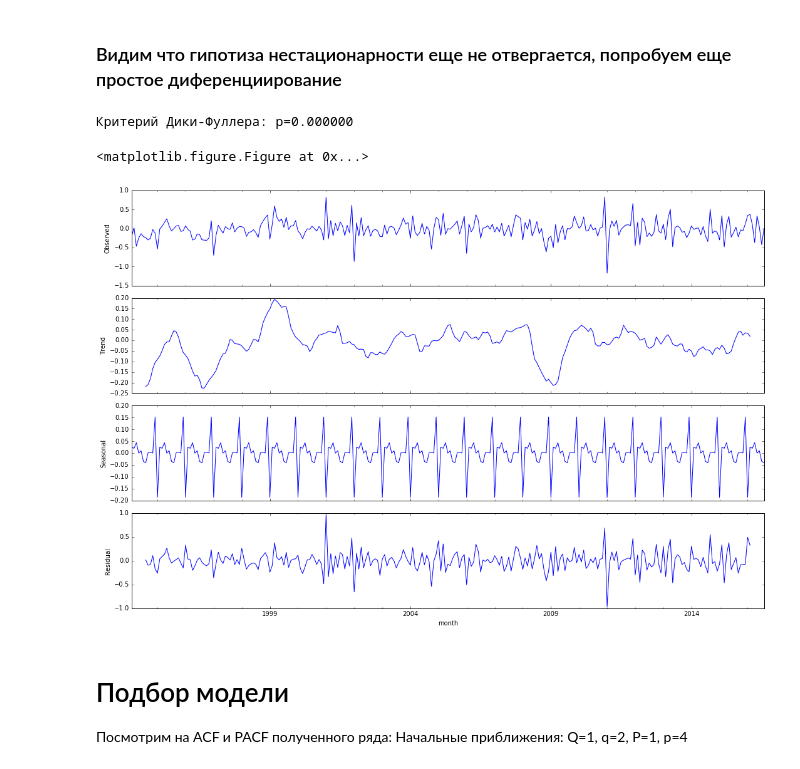
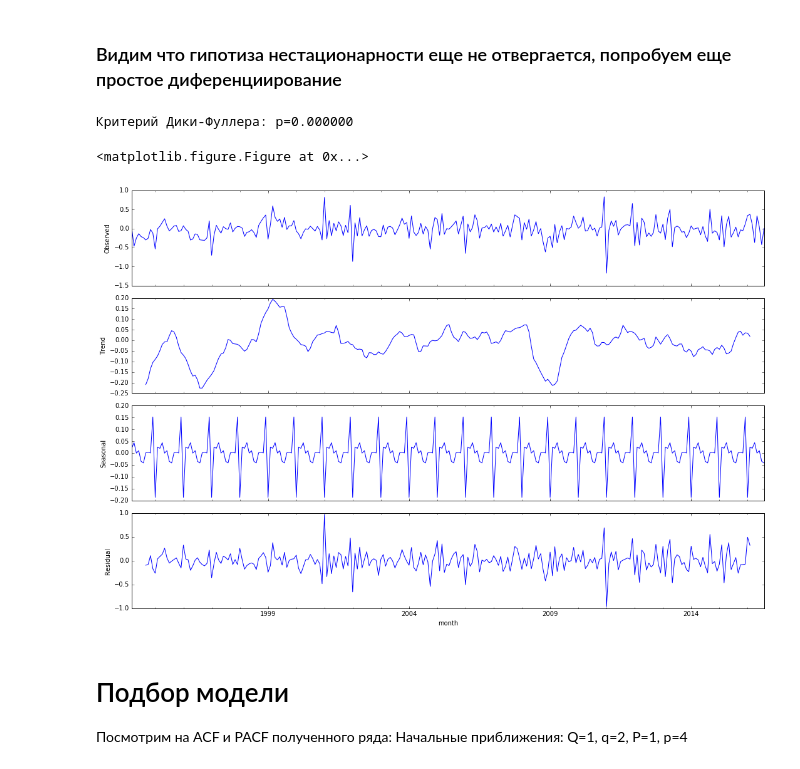
Before and after one commit to Pyshankov/DataScience, a Jupyter notebook: TimeSeriesPrediction/predictSalary.ipynb, the cells around one changed output. Cells and saved outputs as stored; diff of their text form; code cells hidden in the pictures.

```diff
--- a/TimeSeriesPrediction/predictSalary.ipynb
+++ b/TimeSeriesPrediction/predictSalary.ipynb
@@ -68,14 +69,14 @@ print "Критерий Дики-Фуллера: p=%f" % sm.tsa.stattools.adfull
 # %%
 
 salary['WAG_C_M_box_seasonDiff_diff'] = salary.WAG_C_M_box_seasonDiff - salary.WAG_C_M_box_seasonDiff.shift(1)
 #salary['WAG_C_M_box_seasonDiff_diff'] = salary.WAG_C_M_box_seasonDiff_diff - salary.WAG_C_M_box_seasonDiff_diff.shift(1)
 plt.figure(figsize(15,10))
-sm.tsa.seasonal_decompose(salary.WAG_C_M_box_seasonDiff_diff[13:]).plot()
-print "Критерий Дики-Фуллера: p=%f" % sm.tsa.stattools.adfuller(salary.WAG_C_M_box_seasonDiff_diff[13:])[1]
+sm.tsa.seasonal_decompose(salary.WAG_C_M_box_seasonDiff_diff[14:]).plot()
+print "Критерий Дики-Фуллера: p=%f" % sm.tsa.stattools.adfuller(salary.WAG_C_M_box_seasonDiff_diff[14:])[1]
 # %% [output]
 Критерий Дики-Фуллера: p=0.000000
 <matplotlib.figure.Figure at 0x...>
-[figure, old version]
+[figure, new version]
 # %% [markdown]
 # Подбор модели
 Посмотрим на ACF и PACF полученного ряда:
```
Also changed, not shown: parts of 8 cells of this notebook, 1 other file.
